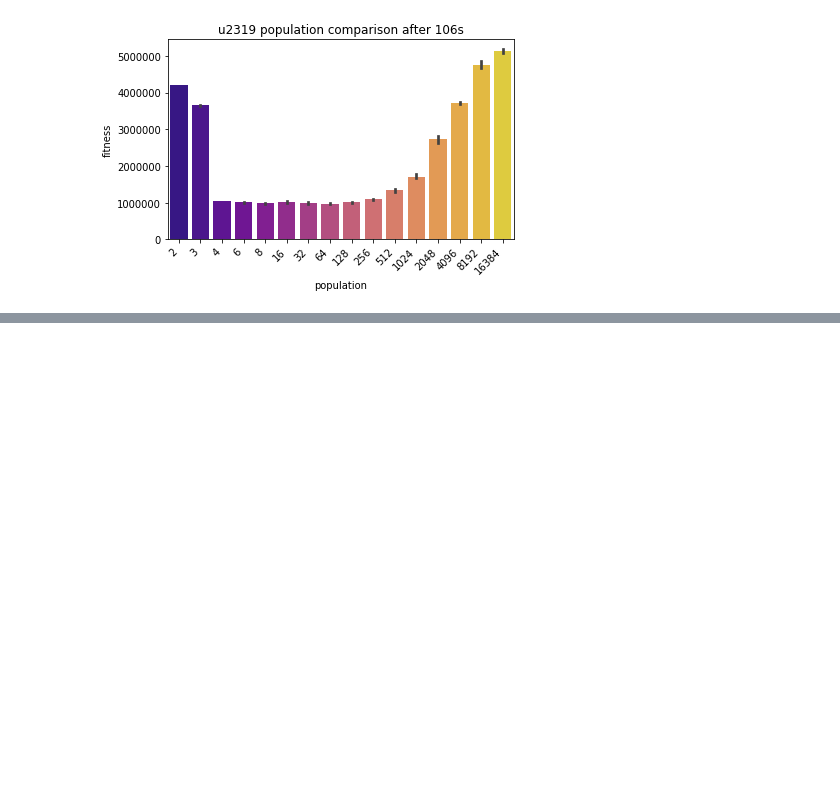
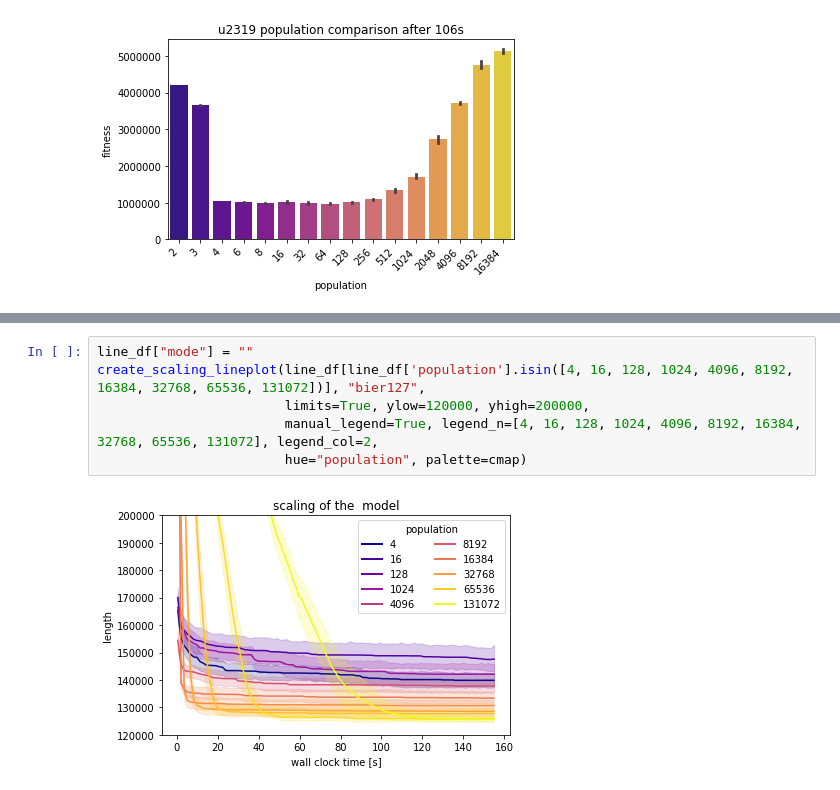
Before and after one commit to anklinv/Scalable_Genetic_Algorithm, a Jupyter notebook: logging/generate_population_barplots.ipynb, the cells around one changed output, grey strips where cells are left out. Drawn from its saved outputs; the diff is of its cells as text; blank space fills up the shorter version.

```diff
--- a/logging/generate_population_barplots.ipynb
+++ b/logging/generate_population_barplots.ipynb
@@ -58,0 +75,8 @@ create_population_barplot(line_df, "u2319", thresholds, palette=cmap)
+# %%
+line_df["mode"] = ""
+create_scaling_lineplot(line_df[line_df['population'].isin([4, 16, 128, 1024, 4096, 8192, 16384, 32768, 65536, 131072])], "bier127",
+                        limits=True, ylow=120000, yhigh=200000,
+                        manual_legend=True, legend_n=[4, 16, 128, 1024, 4096, 8192, 16384, 32768, 65536, 131072], legend_col=2,
+                        hue="population", palette=cmap)
+# %% [output]
+[figure, added]
```
Also changed, not shown: parts of 4 cells of this notebook.
